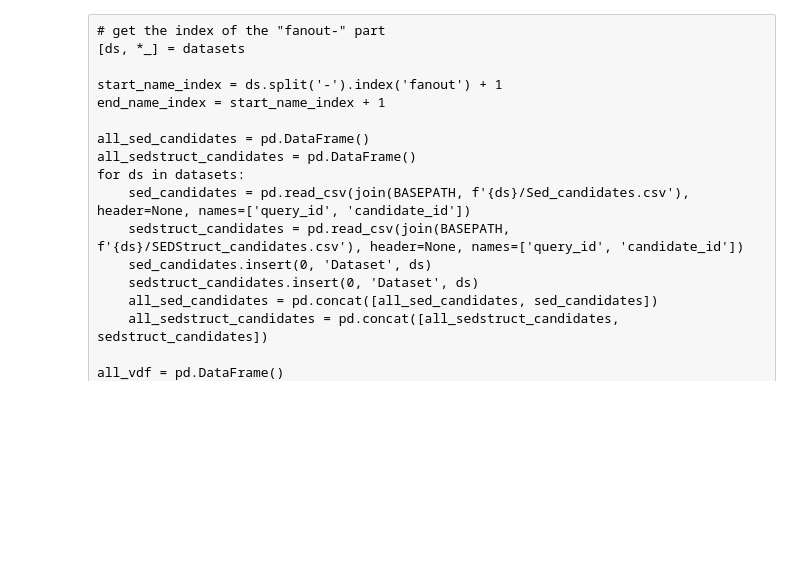
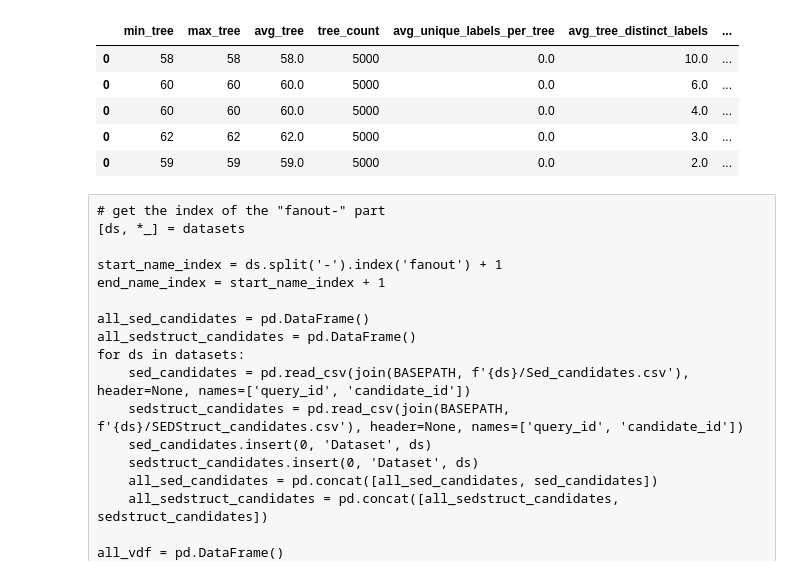
Before and after one commit to LukMRVC/tree-statistics, a Jupyter notebook: gen-precision.ipynb, the cells around one changed output. Cells and saved outputs as stored; diff of their text form; code cells hidden in the pictures; blank space fills up the shorter version.

```diff
--- a/gen-precision.ipynb
+++ b/gen-precision.ipynb
@@ -164,3 +163,20 @@ plt.yticks(rotation=0)
+# %%
+stats_df = pd.DataFrame()
+for ds in datasets:
+    full_path_sed = join(BASEPATH, f'{ds}/collection.csv')
+    ldf = pd.read_csv(full_path_sed, skiprows=1)
+    ldf['Dataset'] = ds
+    ldf['Dataset'] = ldf['Dataset'].apply(lambda x: x.split('-')[start_name_index] + '-' + x.split('-')[end_name_index])
+    stats_df = pd.concat([stats_df, ldf])
+
+display(stats_df)
+# %% [output]
+|  | min_tree | max_tree | avg_tree | tree_count | avg_unique_labels_per_tree | avg_tree_distinct_labels | ... |
+| 0 | 58 | 58 | 58.0 | 5000 | 0.0 | 10.0 | ... |
+| 0 | 60 | 60 | 60.0 | 5000 | 0.0 | 6.0 | ... |
+| 0 | 60 | 60 | 60.0 | 5000 | 0.0 | 4.0 | ... |
+| 0 | 62 | 62 | 62.0 | 5000 | 0.0 | 3.0 | ... |
+| 0 | 59 | 59 | 59.0 | 5000 | 0.0 | 2.0 | ... |
 # %% [raw]
 # get the index of the "fanout-" part
 [ds, *_] = datasets
```
Also changed, not shown: parts of 30 cells of this notebook, 11 other files.
